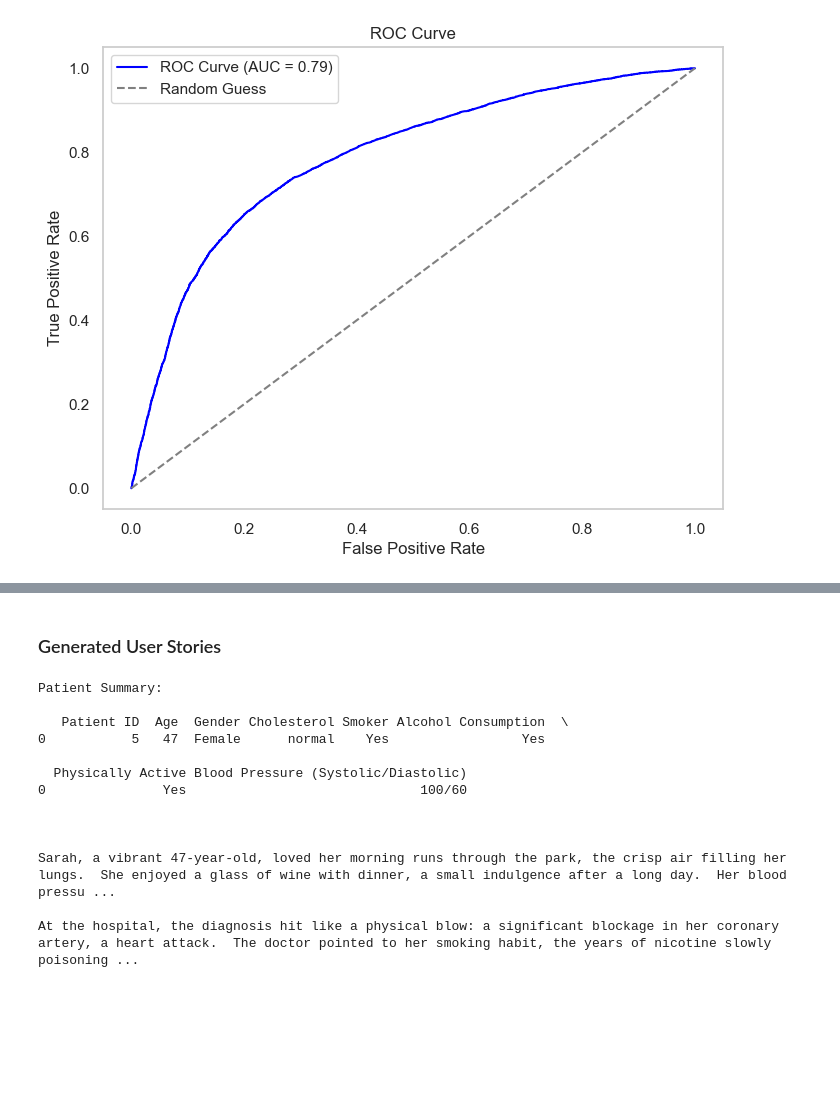
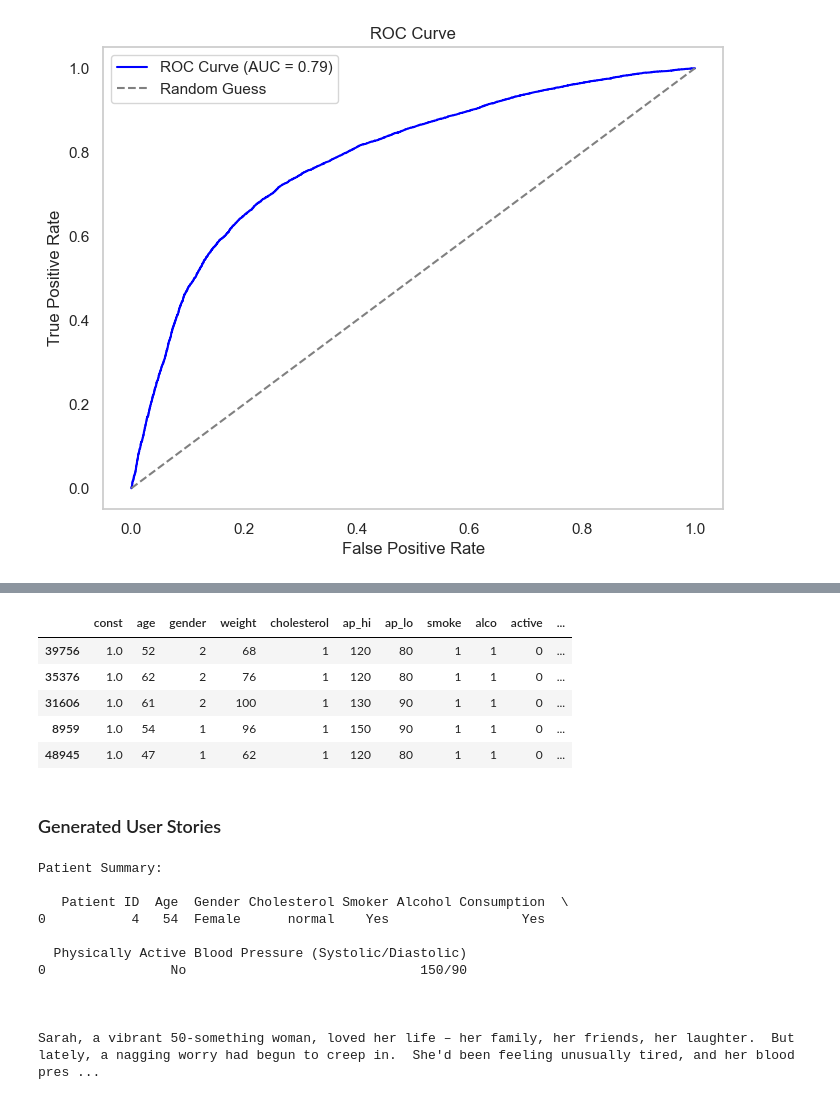
Before and after one commit to NathanGarrity/CaseStudies_Group2, a Jupyter notebook: HeartDiseaseAnalysis.ipynb, the cells around one changed output, grey strips where cells are left out. Cells and saved outputs as stored; diff of their text form; code cells hidden in the pictures; blank space fills up the shorter version.

```diff
--- a/HeartDiseaseAnalysis.ipynb
+++ b/HeartDiseaseAnalysis.ipynb
@@ -571,3 +578,15 @@ log_model.save("logit_model.pkl")
+# %%
+X_test['ID'] = range(1, len(X_test) + 1)
+
+X_test.shape
+X_test.head()
+# %% [output]
+|  | const | age | gender | weight | cholesterol | ap_hi | ap_lo | smoke | alco | active | ... |
+| 39756 | 1.0 | 52 | 2 | 68 | 1 | 120 | 80 | 1 | 1 | 0 | ... |
+| 35376 | 1.0 | 62 | 2 | 76 | 1 | 120 | 80 | 1 | 1 | 0 | ... |
+| 31606 | 1.0 | 61 | 2 | 100 | 1 | 130 | 90 | 1 | 1 | 0 | ... |
+| 8959 | 1.0 | 54 | 1 | 96 | 1 | 150 | 90 | 1 | 1 | 0 | ... |
+| 48945 | 1.0 | 47 | 1 | 62 | 1 | 120 | 80 | 1 | 1 | 0 | ... |
 # %% [markdown]
 ### Generated User Stories
 # %%
@@ -605,11 +624,11 @@ def generate_and_print(prompt):
         return None
 
 # Prompt the user for a patient ID
-patient_id = input("Enter the patient ID (0-70,000): ")
+patient_id = input("Enter the patient ID (0-20,610): ")
 
 # Check if the patient exists
-if patient_id in df['id'].astype(str).values:
-    patient_data = df[df['id'].astype(str) == patient_id].iloc[0]
+if patient_id in X_test['ID'].astype(str).values:
+    patient_data = X_test[X_test['ID'].astype(str) == patient_id].iloc[0]
 
     # Map cholesterol and gender for better readability
     cholesterol_status = {1: "normal", 2: "slightly high", 3: "high"}
@@ -617,7 +636,7 @@ if patient_id in df['id'].astype(str).values:
 
 
     # Builds a dynamic prompt based on patient data in our dataset
-    prompt_text = f"""Write a short 150-word story of a patient with the following attributes to raise awareness about heart disease.
+    prompt_text = f"""Write a short 100-150 word user story of a patient with the following attributes to raise awareness about heart disease, the goal is to have the patient go and get screened for further analysis and this must be a "gain-framed" user story (age provided can be refernced as a range and so can blood pressure).
 Make it emotionally engaging rather than statistical:
 - Age: {patient_data['age']}
 - Gender: {'Female' if patient_data['gender'] == 1 else 'male'}
@@ -631,7 +650,7 @@ Make it emotionally engaging rather than statistical:
     api_key = os.getenv("GOOGLE_API_KEY")
     if api_key:
         patient_summary = pd.DataFrame([{
-            "Patient ID": patient_data['id'],
+            "Patient ID": patient_data['ID'],
             "Age": patient_data['age'],
             "Gender": "Female" if patient_data['gender'] == 1 else "Male",
             "Cholesterol": cholesterol_status.get(patient_data['cholesterol'], "unknown"),
@@ -654,16 +673,14 @@ else:
 Patient Summary:
 
    Patient ID  Age  Gender Cholesterol Smoker Alcohol Consumption  \
-0           5   47  Female      normal    Yes                 Yes
+0           4   54  Female      normal    Yes                 Yes
 
   Physically Active Blood Pressure (Systolic/Diastolic)
-0               Yes                              100/60
+0                No                              150/90
 
 
 
-Sarah, a vibrant 47-year-old, loved her morning runs through the park, the crisp air filling her lungs.  She enjoyed a glass of wine with dinner, a small indulgence after a long day.  Her blood pressu ...
-
-At the hospital, the diagnosis hit like a physical blow: a significant blockage in her coronary artery, a heart attack.  The doctor pointed to her smoking habit, the years of nicotine slowly poisoning ...
+Sarah, a vibrant 50-something woman, loved her life – her family, her friends, her laughter.  But lately, a nagging worry had begun to creep in.  She'd been feeling unusually tired, and her blood pres ...
 # %%
 def translate_text(model, text, target_language):
     translation_prompt = f"Translate the following text into {target_language} (if the text isn't an real-world langauage, prompt the user to retry):\n\n{text}"
```
Also changed, not shown: parts of 14 cells of this notebook, 1 other file.
